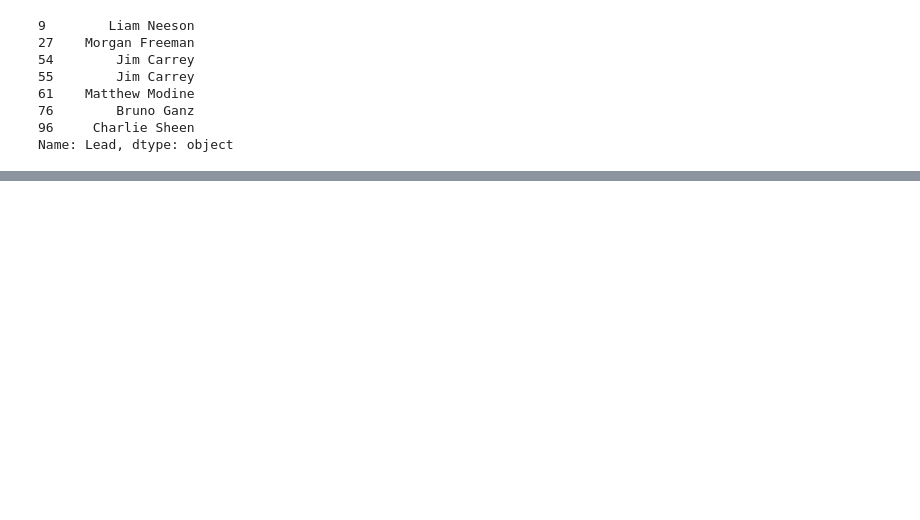
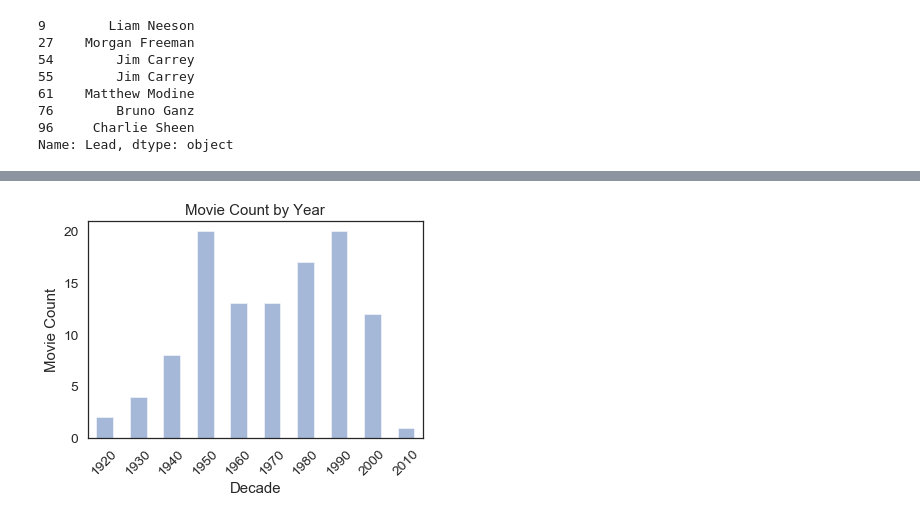
Before and after one commit to Ilanagweinstein/DS-GA-1007-Project, a Jupyter notebook: IMDb_Final_DRAFT.ipynb, the cells around one changed output, grey strips where cells are left out. Cells and saved outputs as stored; diff of their text form; code cells hidden in the pictures; blank space fills up the shorter version.

```diff
--- a/IMDb_Final_DRAFT.ipynb
+++ b/IMDb_Final_DRAFT.ipynb
@@ -380,0 +478,11 @@ Index(['Unnamed: 0', 'Movie', 'Year', 'Rating', 'Duration (min)', 'Genres',
+# %%
+movie_yearly_count = final_movies['Year'].value_counts().sort_index()
+movie_yearly_count = movie_yearly_count.groupby((movie_yearly_count.index//10)*10).sum()
+# %%
+#Determine the amount of movies that were produced each year
+new = movie_yearly_count.plot(kind='bar', color='b', alpha=0.5, grid=False, rot=45)
+new.set_xlabel('Decade')
+new.set_ylabel('Movie Count')
+new.set_title('Movie Count by Year');
+# %% [output]
+[figure, added]
```
Also changed, not shown: parts of 65 cells of this notebook.
